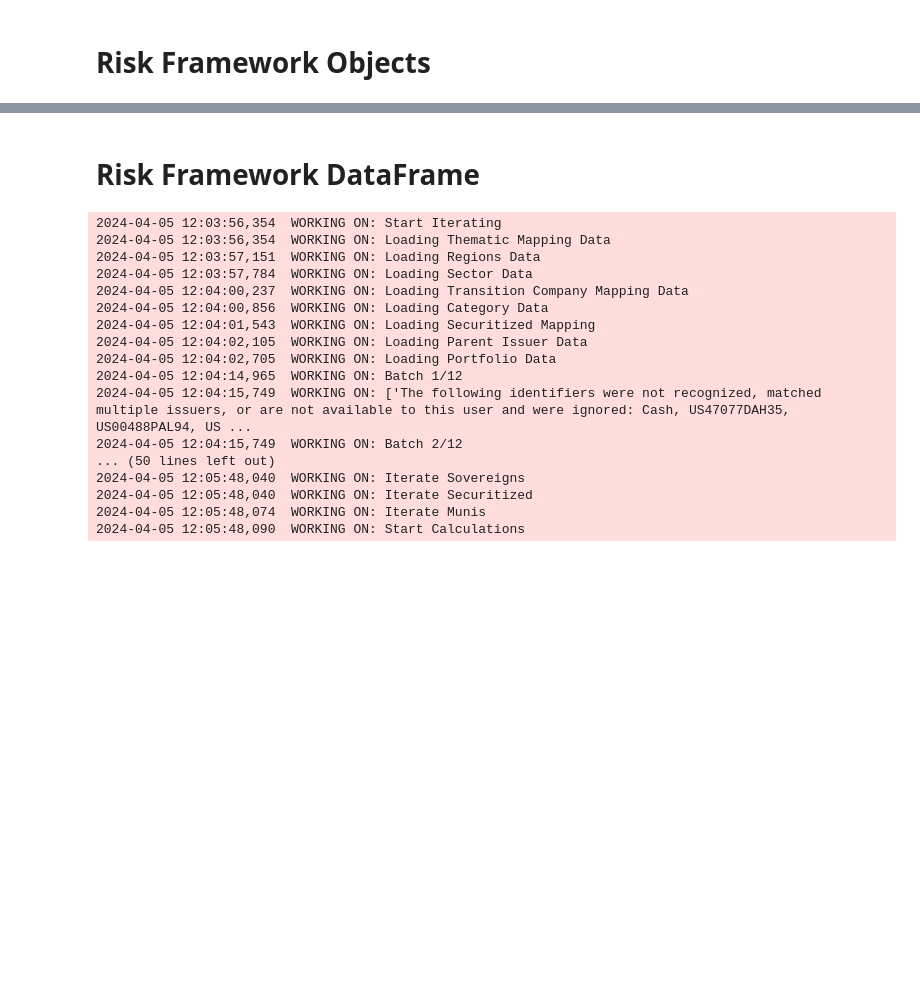
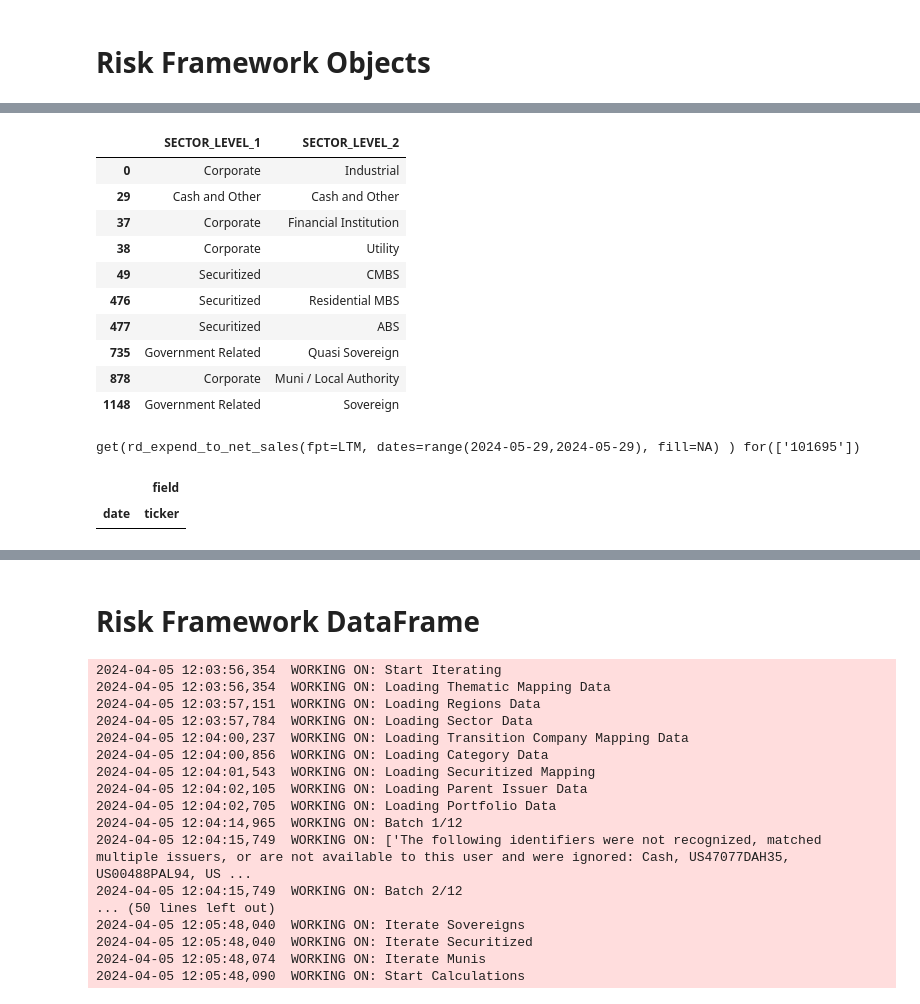
Before and after one commit to mohitbgupta-tcw/quantkit, a Jupyter notebook: notebooks/risk_framework.ipynb, the cells around one changed output, grey strips where cells are left out. Cells and saved outputs as stored; diff of their text form; code cells hidden in the pictures; blank space fills up the shorter version.

```diff
--- a/notebooks/risk_framework.ipynb
+++ b/notebooks/risk_framework.ipynb
@@ -50,0 +97,27 @@ r.run()
+# %%
+r.security_datasource.df[["SECTOR_LEVEL_1", "SECTOR_LEVEL_2"]].drop_duplicates()
+# %% [output]
+|  | SECTOR_LEVEL_1 | SECTOR_LEVEL_2 |
+| 0 | Corporate | Industrial |
+| 29 | Cash and Other | Cash and Other |
+| 37 | Corporate | Financial Institution |
+| 38 | Corporate | Utility |
+| 49 | Securitized | CMBS |
+| 476 | Securitized | Residential MBS |
+| 477 | Securitized | ABS |
+| 735 | Government Related | Quasi Sovereign |
+| 878 | Corporate | Muni / Local Authority |
+| 1148 | Government Related | Sovereign |
+# %%
+import quantkit.handyman.bloomberg_data_loader as bbdl
+
+bbdl.get_fundamental_data(
+    ["101695"],
+    fields=["rd_expend_to_net_sales"],
+    start_date="2024-05-29",
+    end_date="2024-05-29",
+)
+# %% [output]
+get(rd_expend_to_net_sales(fpt=LTM, dates=range(2024-05-29,2024-05-29), fill=NA) ) for(['101695'])
+|  | field |
+| date | ticker |
```
Also changed, not shown: parts of 5 cells of this notebook, 51 other files.
